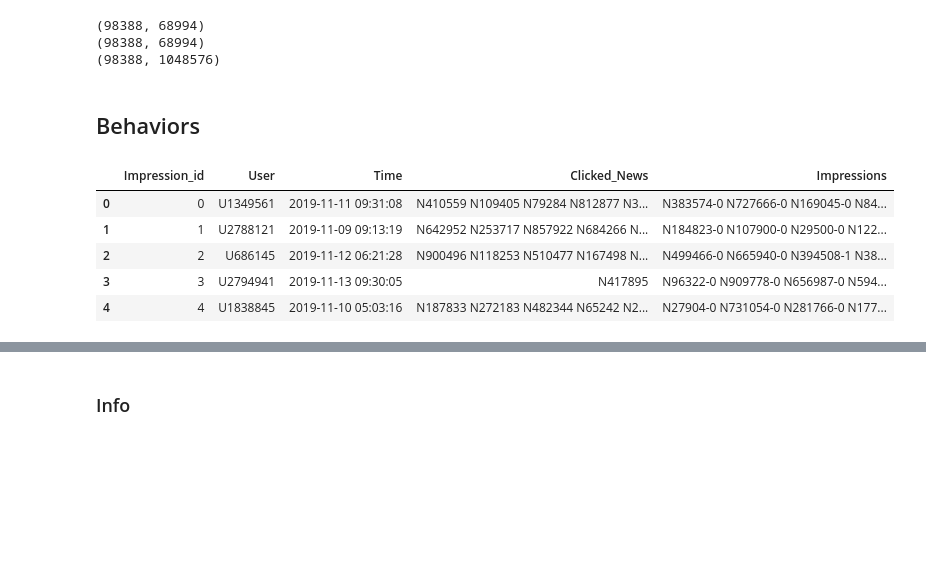
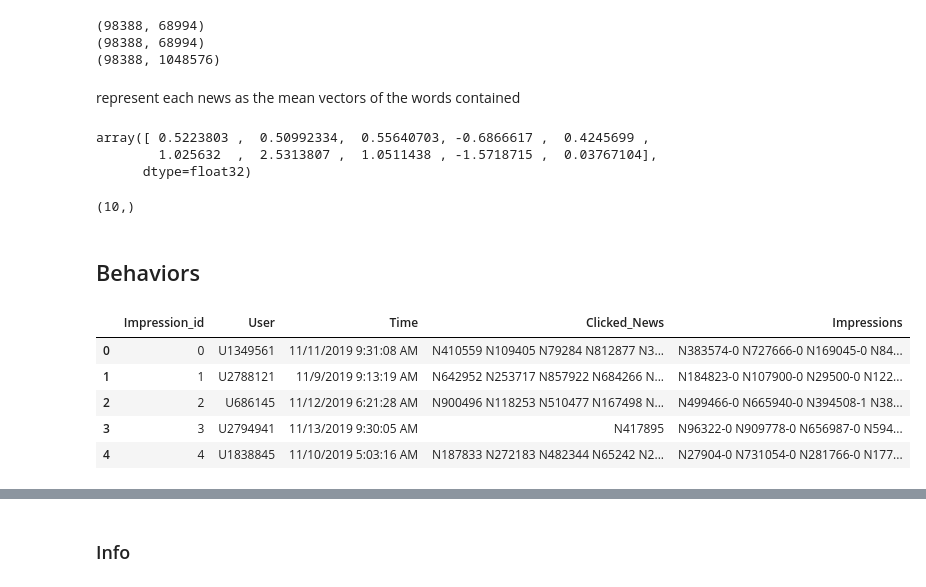
Before and after one commit to stevenson0421/MIND, a Jupyter notebook: script/script.ipynb, the cells around one changed output, grey strips where cells are left out. Drawn from its saved outputs; the diff is of its cells as text; code cells hidden in the pictures; blank space fills up the shorter version.

Commit message:
add word2vec (WIP)

```diff
--- a/script/script.ipynb
+++ b/script/script.ipynb
@@ -176,0 +193,15 @@ print(vectorizer.fit_transform(news['Abstract'].fillna(' ').values).get_shape())
+# %% [markdown]
+represent each news as the mean vectors of the words contained
+# %%
+records = []
+for x in corpus:
+    vec_list = []
+    for w in x:
+        vec_list.append(model_w2v.wv[w])
+    records.append(np.mean(vec_list, axis=0))
+
+records[0]
+# %% [output]
+array([ 0.5223803 ,  0.50992334,  0.55640703, -0.6866617 ,  0.4245699 ,
+        1.025632  ,  2.5313807 ,  1.0511438 , -1.5718715 ,  0.03767104],
+      dtype=float32)
@@ -177,13 +210,17 @@ print(vectorizer.fit_transform(news['Abstract'].fillna(' ').values).get_shape())
+# %%
+model_w2v.wv['news'].shape
+# %% [output]
+(10,)
 # %% [markdown]
 ## Behaviors
 # %%
 column_names = ['Impression_id', 'User', 'Time', 'Clicked_News', 'Impressions']
-behaviors = pd.read_csv('../data/train_behaviors.tsv', sep='\t', names=column_names, parse_dates=['Time'])
+behaviors = pd.read_csv('../data/train_behaviors.tsv', sep='\t', names=column_names)
 behaviors.head()
 # %% [output]
 |  | Impression_id | User | Time | Clicked_News | Impressions |
-| 0 | 0 | U1349561 | 2019-11-11 09:31:08 | N410559 N109405 N79284 N812877 N3... | N383574-0 N727666-0 N169045-0 N84... |
-| 1 | 1 | U2788121 | 2019-11-09 09:13:19 | N642952 N253717 N857922 N684266 N... | N184823-0 N107900-0 N29500-0 N122... |
-| 2 | 2 | U686145 | 2019-11-12 06:21:28 | N900496 N118253 N510477 N167498 N... | N499466-0 N665940-0 N394508-1 N38... |
-| 3 | 3 | U2794941 | 2019-11-13 09:30:05 | N417895 | N96322-0 N909778-0 N656987-0 N594... |
-| 4 | 4 | U1838845 | 2019-11-10 05:03:16 | N187833 N272183 N482344 N65242 N2... | N27904-0 N731054-0 N281766-0 N177... |
+| 0 | 0 | U1349561 | 11/11/2019 9:31:08 AM | N410559 N109405 N79284 N812877 N3... | N383574-0 N727666-0 N169045-0 N84... |
+| 1 | 1 | U2788121 | 11/9/2019 9:13:19 AM | N642952 N253717 N857922 N684266 N... | N184823-0 N107900-0 N29500-0 N122... |
+| 2 | 2 | U686145 | 11/12/2019 6:21:28 AM | N900496 N118253 N510477 N167498 N... | N499466-0 N665940-0 N394508-1 N38... |
+| 3 | 3 | U2794941 | 11/13/2019 9:30:05 AM | N417895 | N96322-0 N909778-0 N656987-0 N594... |
+| 4 | 4 | U1838845 | 11/10/2019 5:03:16 AM | N187833 N272183 N482344 N65242 N2... | N27904-0 N731054-0 N281766-0 N177... |
```
Also changed, not shown: parts of 19 cells of this notebook.
